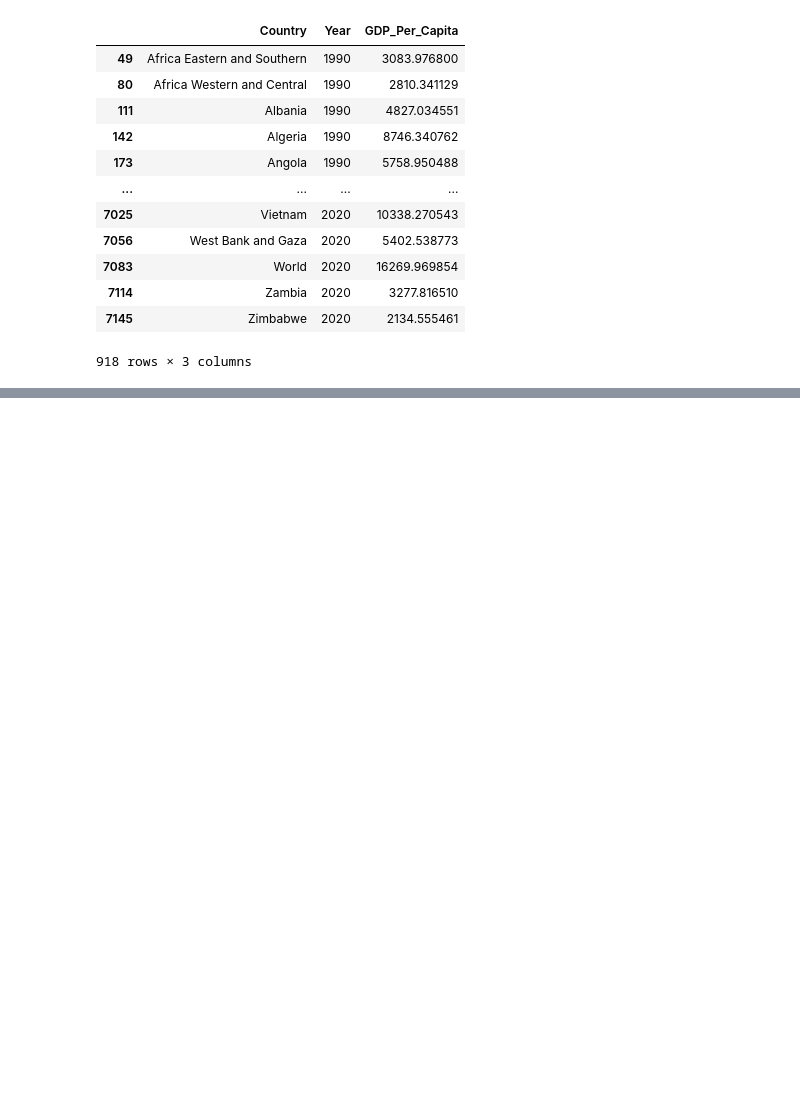
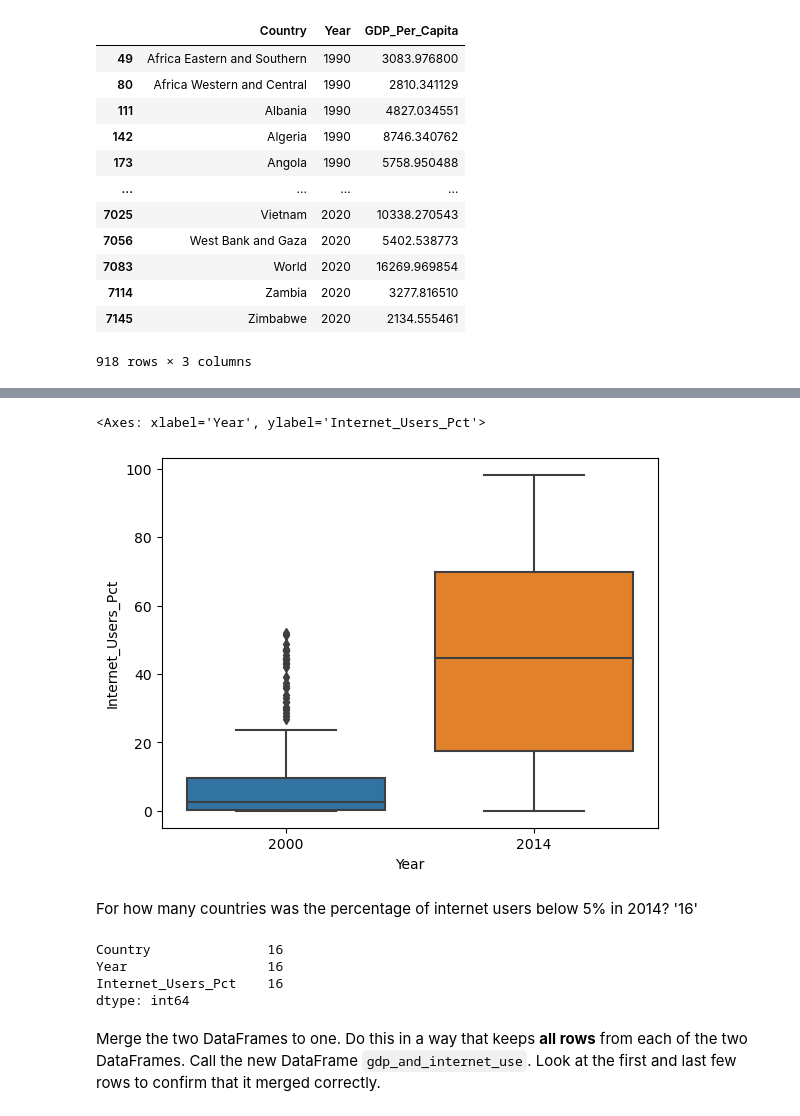
Before and after one commit to joshcb88/un_data-joshcb88-python, a Jupyter notebook: notebook/un_data.ipynb, the cells around one changed output, grey strips where cells are left out. Drawn from its saved outputs; the diff is of its cells as text; code cells hidden in the pictures; blank space fills up the shorter version.

```diff
--- a/notebook/un_data.ipynb
+++ b/notebook/un_data.ipynb
@@ -309,0 +433,3 @@ sns.regplot(x=gdp_decades["Year"], y=gdp_decades["GDP_Per_Capita"], line_kws={"c
+# %%
+internet_df = pd.read_csv('../data/internet_use.csv',nrows=4495)
+internet_df
@@ -309,0 +452,5 @@ sns.regplot(x=gdp_decades["Year"], y=gdp_decades["GDP_Per_Capita"], line_kws={"c
+# %%
+internet_df=internet_df.drop(columns=['Value Footnotes'])
+internet_df.columns
+internet_df.columns=['Country','Year','Internet_Users_Pct']
+internet_df
@@ -309,0 +497,3 @@ sns.regplot(x=gdp_decades["Year"], y=gdp_decades["GDP_Per_Capita"], line_kws={"c
+# %%
+internet_df_years=internet_df.loc[internet_df['Year'].isin([2000,2014])]
+internet_df_years
@@ -309,0 +514,18 @@ sns.regplot(x=gdp_decades["Year"], y=gdp_decades["GDP_Per_Capita"], line_kws={"c
+# %%
+sns.boxplot( x=internet_df_years["Year"], y=internet_df_years["Internet_Users_Pct"] )
+# %% [output]
+<Axes: xlabel='Year', ylabel='Internet_Users_Pct'>
+[figure, added]
+# %% [markdown]
+For how many countries was the percentage of internet users below 5% in 2014?
+'16'
+# %%
+internet_df_2014=internet_df.loc[(internet_df['Internet_Users_Pct']<5)&(internet_df['Year']==2014)]
+internet_df_2014.count()
+# %% [output]
+Country               16
+Year                  16
+Internet_Users_Pct    16
+dtype: int64
+# %% [markdown]
+Merge the two DataFrames to one. Do this in a way that keeps **all rows** from each of the two DataFrames. Call the new DataFrame `gdp_and_internet_use`. Look at the first and last few rows to confirm that it merged correctly.
```
Also changed, not shown: parts of 40 cells of this notebook.
